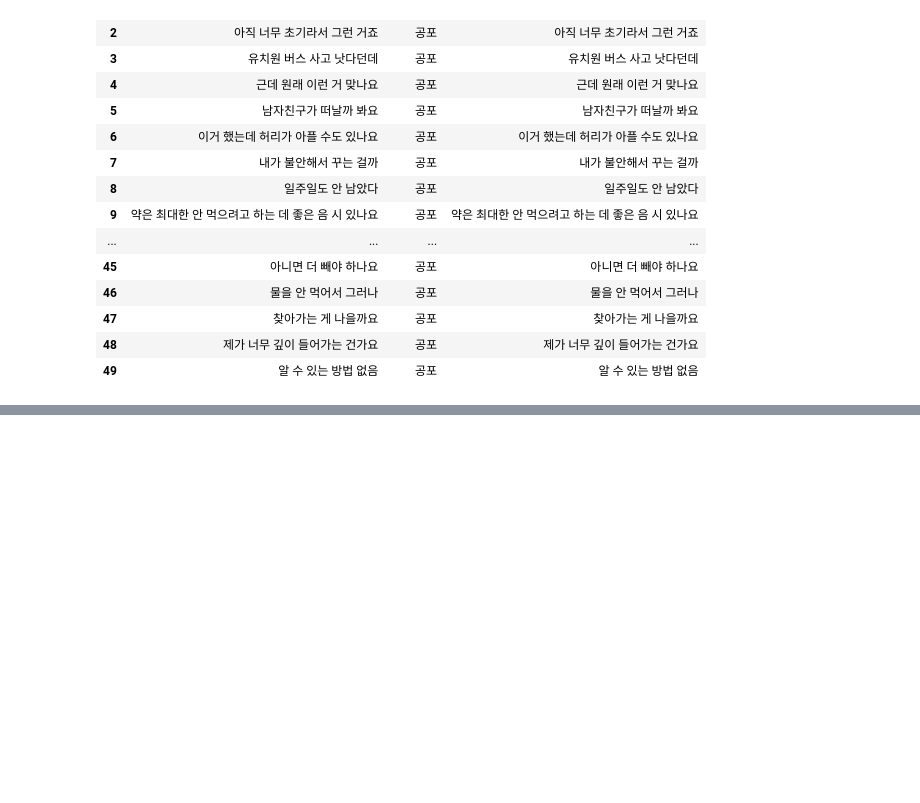
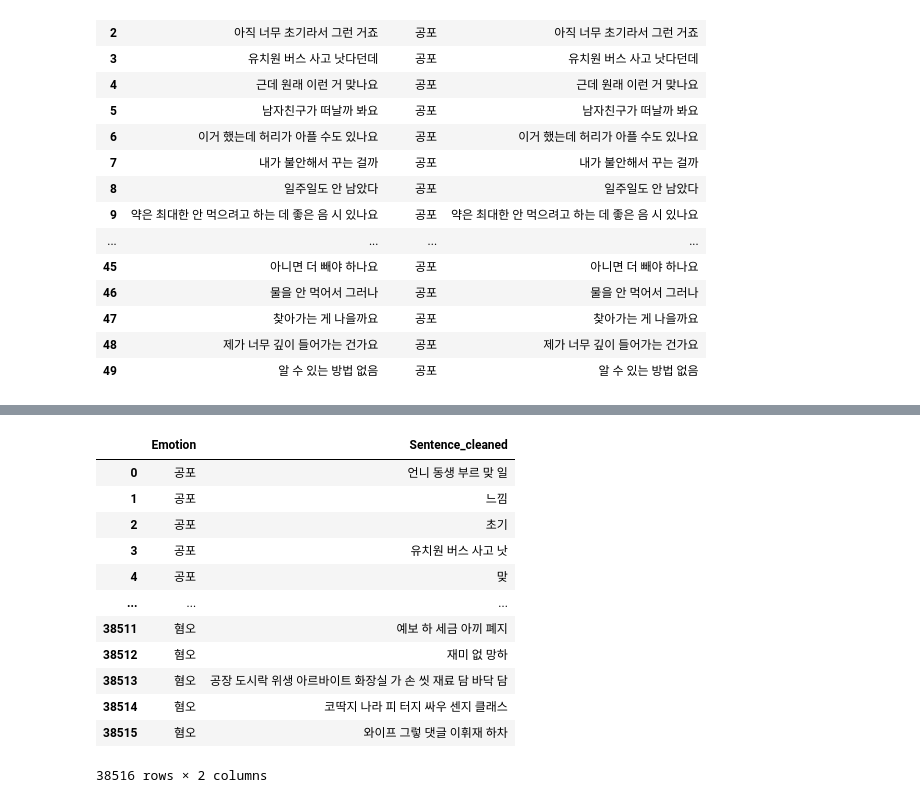
Before and after one commit to SamKimILee/2ndProject, a Jupyter notebook: 감정_분류/0112_전처리.ipynb, the cells around one changed output, grey strips where cells are left out. Saved outputs shown, nothing was run; the diff lists cells and outputs as text; code cells hidden in the pictures; blank space fills up the shorter version.

```diff
--- a/감정_분류/0112_전처리.ipynb
+++ b/감정_분류/0112_전처리.ipynb
@@ -90 +113,18 @@ text2
+# %%
+text['Sentence_cleaned'] = text['Sentence_cleaned'].apply(lambda x: [i[0] for i in x if i[1] in tags])
+text
+# %% [output]
+|  | Emotion | Sentence_cleaned |
+| 0 | 공포 | 언니 동생 부르 맞 일 |
+| 1 | 공포 | 느낌 |
+| 2 | 공포 | 초기 |
+| 3 | 공포 | 유치원 버스 사고 낫 |
+| 4 | 공포 | 맞 |
+| ... | ... | ... |
+| 38511 | 혐오 | 예보 하 세금 아끼 폐지 |
+| 38512 | 혐오 | 재미 없 망하 |
+| 38513 | 혐오 | 공장 도시락 위생 아르바이트 화장실 가 손 씻 재료 담 바닥 담 |
+| 38514 | 혐오 | 코딱지 나라 피 터지 싸우 센지 클래스 |
+| 38515 | 혐오 | 와이프 그렇 댓글 이휘재 하차 |
+38516 rows × 2 columns
 # %%
```
Also changed, not shown: parts of 15 cells of this notebook, 7 other files.
